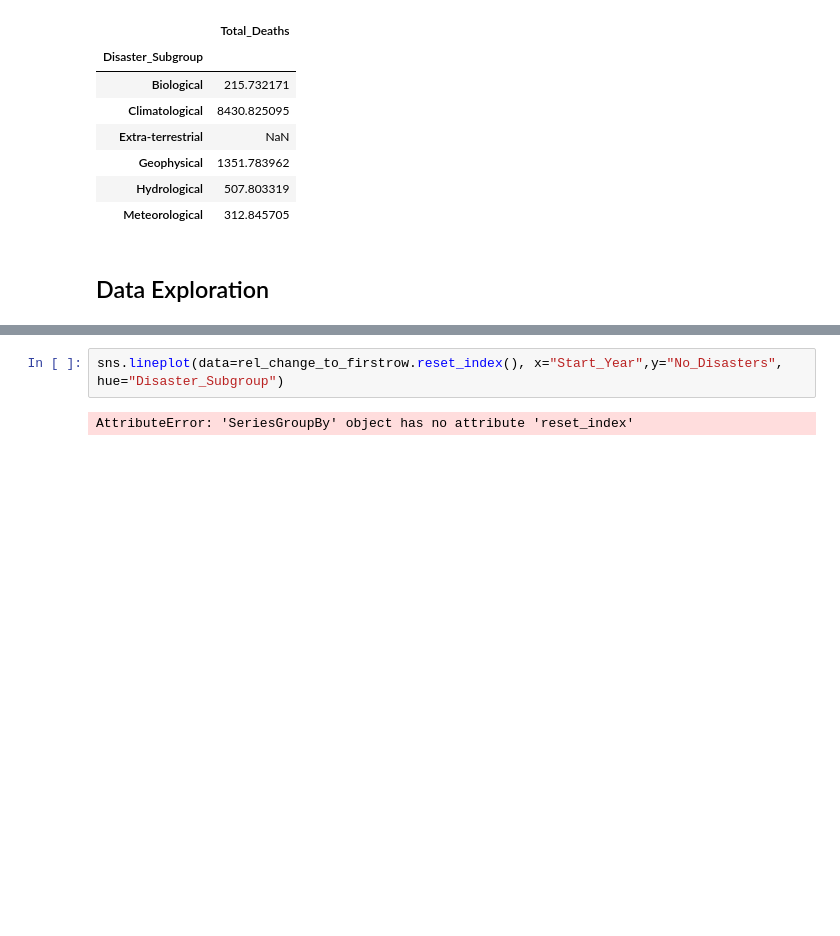
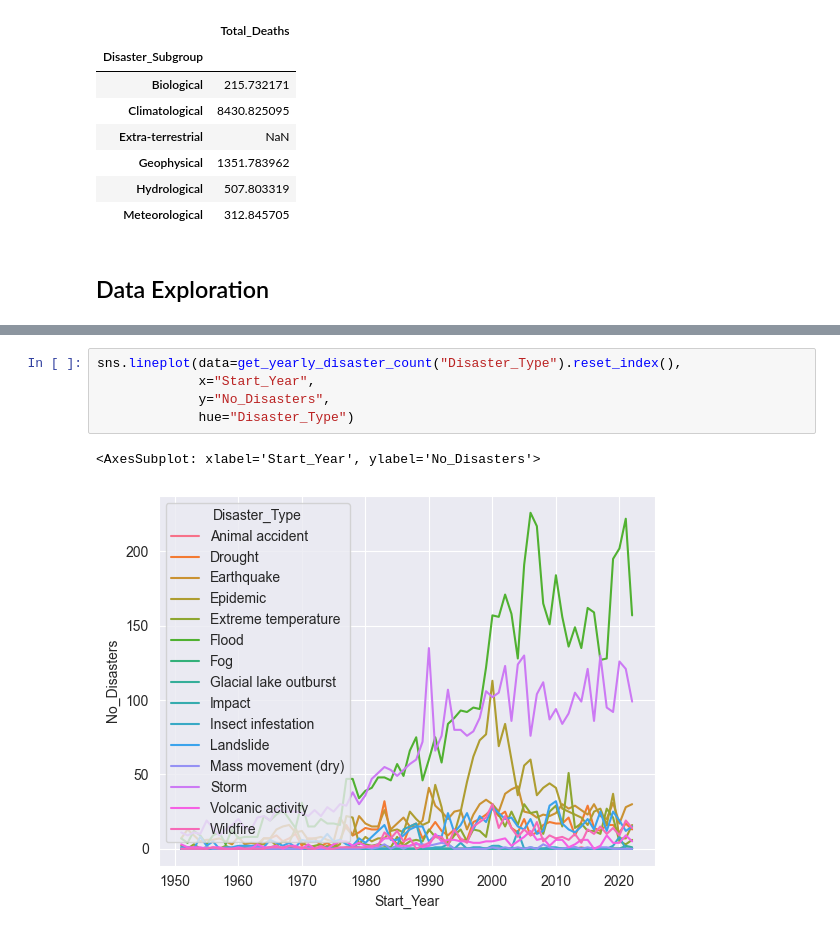
Before and after one commit to r-Files/DOPP, a Jupyter notebook: jupyter_notebooks/lab_question_c.ipynb, the cells around one changed output, grey strips where cells are left out. Cells and saved outputs as stored; diff of their text form; blank space fills up the shorter version.

```diff
--- a/jupyter_notebooks/lab_question_c.ipynb
+++ b/jupyter_notebooks/lab_question_c.ipynb
@@ -104,4 +148,8 @@ sns.lineplot(data=no_disasters_per_type_and_year.reset_index(), x="Start_Year",y
 # %%
-sns.lineplot(data=rel_change_to_firstrow.reset_index(), x="Start_Year",y="No_Disasters", hue="Disaster_Subgroup")
+sns.lineplot(data=get_yearly_disaster_count("Disaster_Type").reset_index(),
+             x="Start_Year",
+             y="No_Disasters",
+             hue="Disaster_Type")
 # %% [output]
-AttributeError: 'SeriesGroupBy' object has no attribute 'reset_index'
+<AxesSubplot: xlabel='Start_Year', ylabel='No_Disasters'>
+[figure, added]
```
Also changed, not shown: parts of 13 cells of this notebook.
